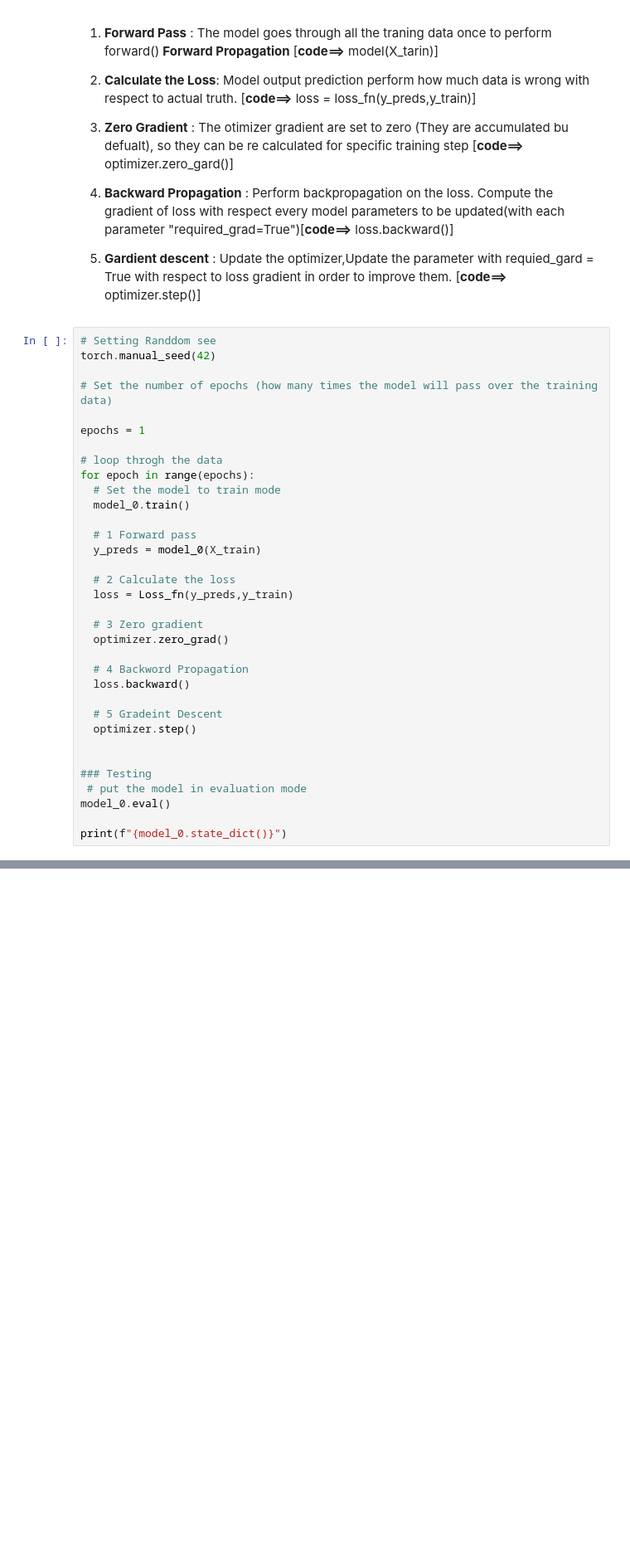
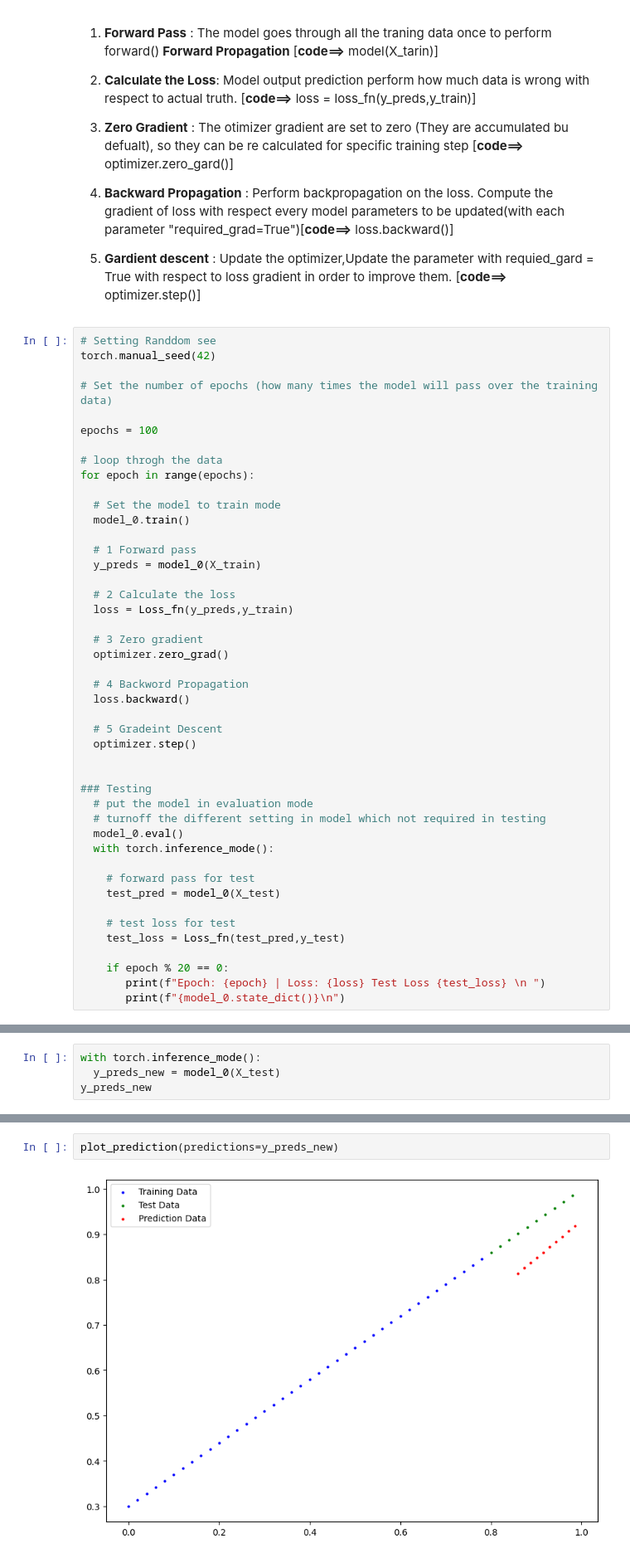
Before and after one commit to pksheaad/pytorch, a Jupyter notebook: 01_Pytorch_Workflow_Fundamental.ipynb, the cells around one changed output, grey strips where cells are left out. Shown at 83% size. Cells and saved outputs as stored; diff of their text form; blank space fills up the shorter version.

```diff
--- a/01_Pytorch_Workflow_Fundamental.ipynb
+++ b/01_Pytorch_Workflow_Fundamental.ipynb
@@ -242,10 +242,11 @@ torch.manual_seed(42)
 
 # Set the number of epochs (how many times the model will pass over the training data)
 
-epochs = 1
+epochs = 100
 
 # loop throgh the data
 for epoch in range(epochs):
+
   # Set the model to train mode
   model_0.train()
 
@@ -266,8 +267,18 @@ for epoch in range(epochs):
 
 
 ### Testing
- # put the model in evaluation mode
-model_0.eval()
+  # put the model in evaluation mode
+  # turnoff the different setting in model which not required in testing
+  model_0.eval()
+  with torch.inference_mode():
 
-print(f"{model_0.state_dict()}")
+    # forward pass for test
+    test_pred = model_0(X_test)
+
+    # test loss for test
+    test_loss = Loss_fn(test_pred,y_test)
+
+    if epoch % 20 == 0:
+       print(f"Epoch: {epoch} | Loss: {loss} Test Loss {test_loss} \n ")
+       print(f"{model_0.state_dict()}\n")
 # %% [output]
@@ -279,0 +308,4 @@ OrderedDict([('weights', tensor([0.3367])), ('bias', tensor([0.1288]))])
+# %%
+with torch.inference_mode():
+  y_preds_new = model_0(X_test)
+y_preds_new
@@ -279,0 +323,4 @@ OrderedDict([('weights', tensor([0.3367])), ('bias', tensor([0.1288]))])
+# %%
+plot_prediction(predictions=y_preds_new)
+# %% [output]
+[figure, added]
```
Also changed, not shown: parts of 3 cells of this notebook.
